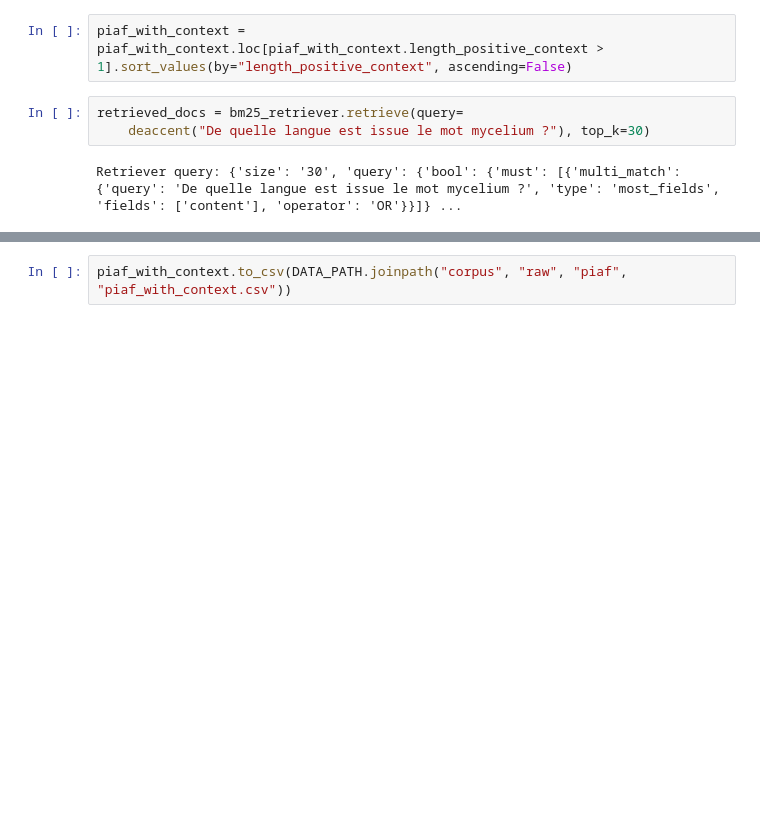
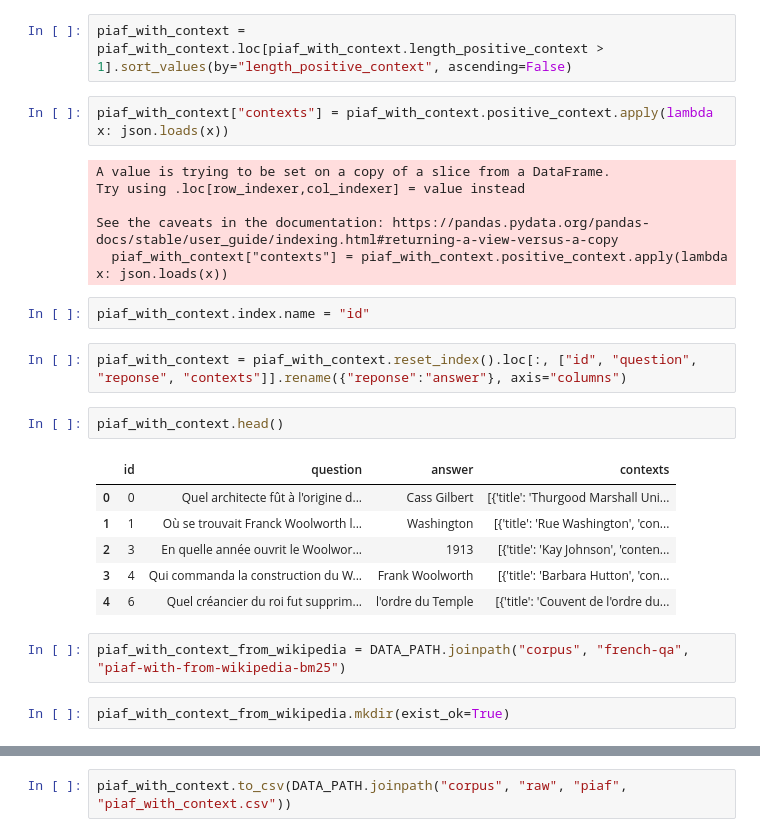
Before and after one commit to espoirMur/unsupervised-open-domain-french-question-answering, a Jupyter notebook: notebooks/bm25-retriever.ipynb, the cells around one changed output, grey strips where cells are left out. Drawn from its saved outputs; the diff is of its cells as text; blank space fills up the shorter version.

```diff
--- a/notebooks/bm25-retriever.ipynb
+++ b/notebooks/bm25-retriever.ipynb
@@ -584,8 +584,28 @@ with our dataset , we can find that {{piaf_with_context.shape[0]}} have positive
 piaf_with_context = piaf_with_context.assign(length_positive_context = piaf_with_context["positive_context"].apply(lambda x: len(json.loads(x))))
 # %%
 piaf_with_context = piaf_with_context.loc[piaf_with_context.length_positive_context > 1].sort_values(by="length_positive_context", ascending=False)
-# %%
-retrieved_docs = bm25_retriever.retrieve(query=
-    deaccent("De quelle langue est issue le mot mycelium ?"), top_k=30)
-# %% [output]
-Retriever query: {'size': '30', 'query': {'bool': {'must': [{'multi_match': {'query': 'De quelle langue est issue le mot mycelium ?', 'type': 'most_fields', 'fields': ['content'], 'operator': 'OR'}}]} ...
+# %%
+piaf_with_context["contexts"] = piaf_with_context.positive_context.apply(lambda x: json.loads(x))
+# %% [output]
+A value is trying to be set on a copy of a slice from a DataFrame.
+Try using .loc[row_indexer,col_indexer] = value instead
+
+See the caveats in the documentation: https://pandas.pydata.org/pandas-docs/stable/user_guide/indexing.html#returning-a-view-versus-a-copy
+  piaf_with_context["contexts"] = piaf_with_context.positive_context.apply(lambda x: json.loads(x))
+# %%
+piaf_with_context.index.name = "id"
+# %%
+piaf_with_context = piaf_with_context.reset_index().loc[:, ["id", "question", "reponse", "contexts"]].rename({"reponse":"answer"}, axis="columns")
+# %%
+piaf_with_context.head()
+# %% [output]
+|  | id | question | answer | contexts |
+| 0 | 0 | Quel architecte fût à l'origine d... | Cass Gilbert | [{'title': 'Thurgood Marshall Uni... |
+| 1 | 1 | Où se trouvait Franck Woolworth l... | Washington | [{'title': 'Rue Washington', 'con... |
+| 2 | 3 | En quelle année ouvrit le Woolwor... | 1913 | [{'title': 'Kay Johnson', 'conten... |
+| 3 | 4 | Qui commanda la construction du W... | Frank Woolworth | [{'title': 'Barbara Hutton', 'con... |
+| 4 | 6 | Quel créancier du roi fut supprim... | l'ordre du Temple | [{'title': 'Couvent de l'ordre du... |
+# %%
+piaf_with_context_from_wikipedia = DATA_PATH.joinpath("corpus", "french-qa", "piaf-with-from-wikipedia-bm25")
+# %%
+piaf_with_context_from_wikipedia.mkdir(exist_ok=True)
```
Also changed, not shown: parts of 7 cells of this notebook, 5 other files.
